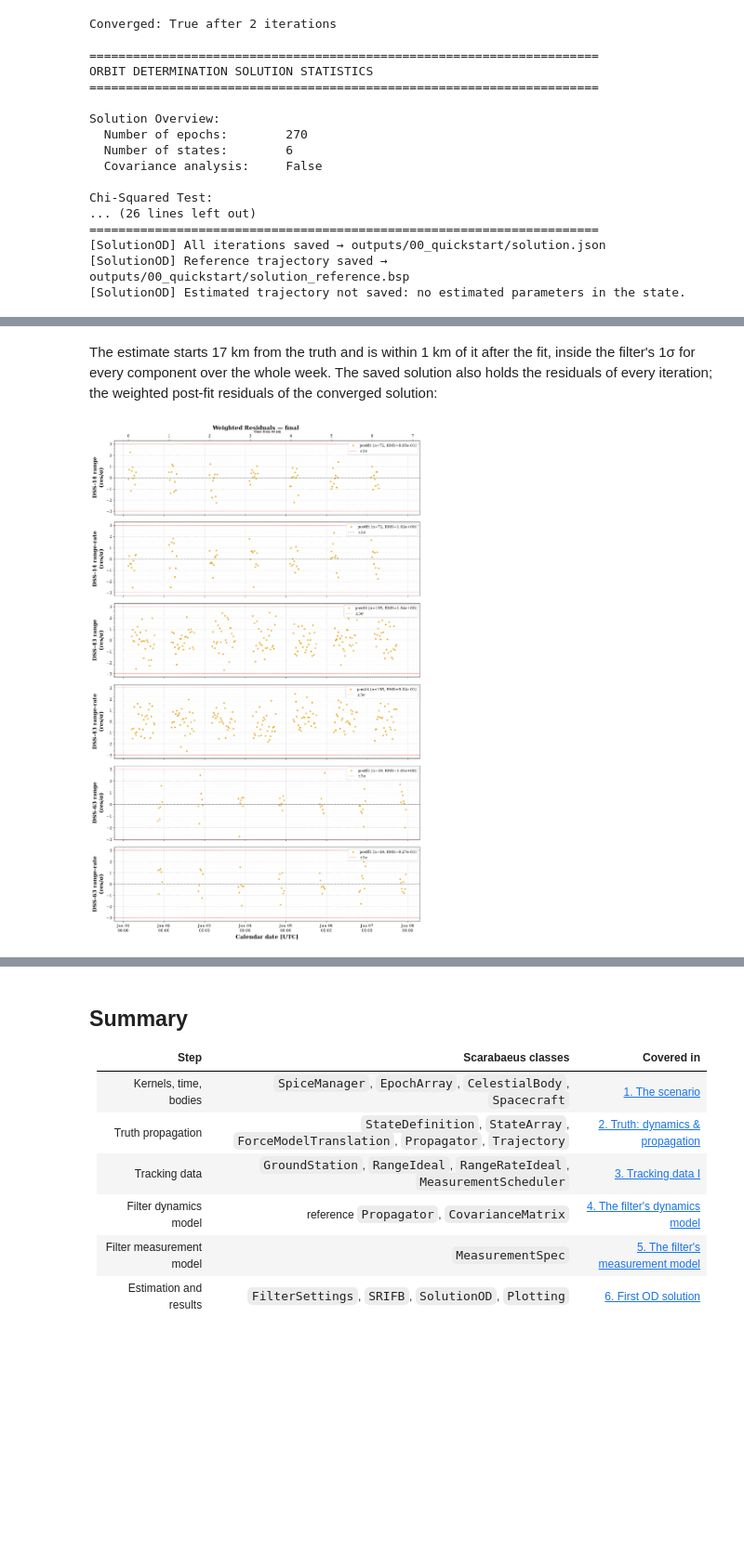
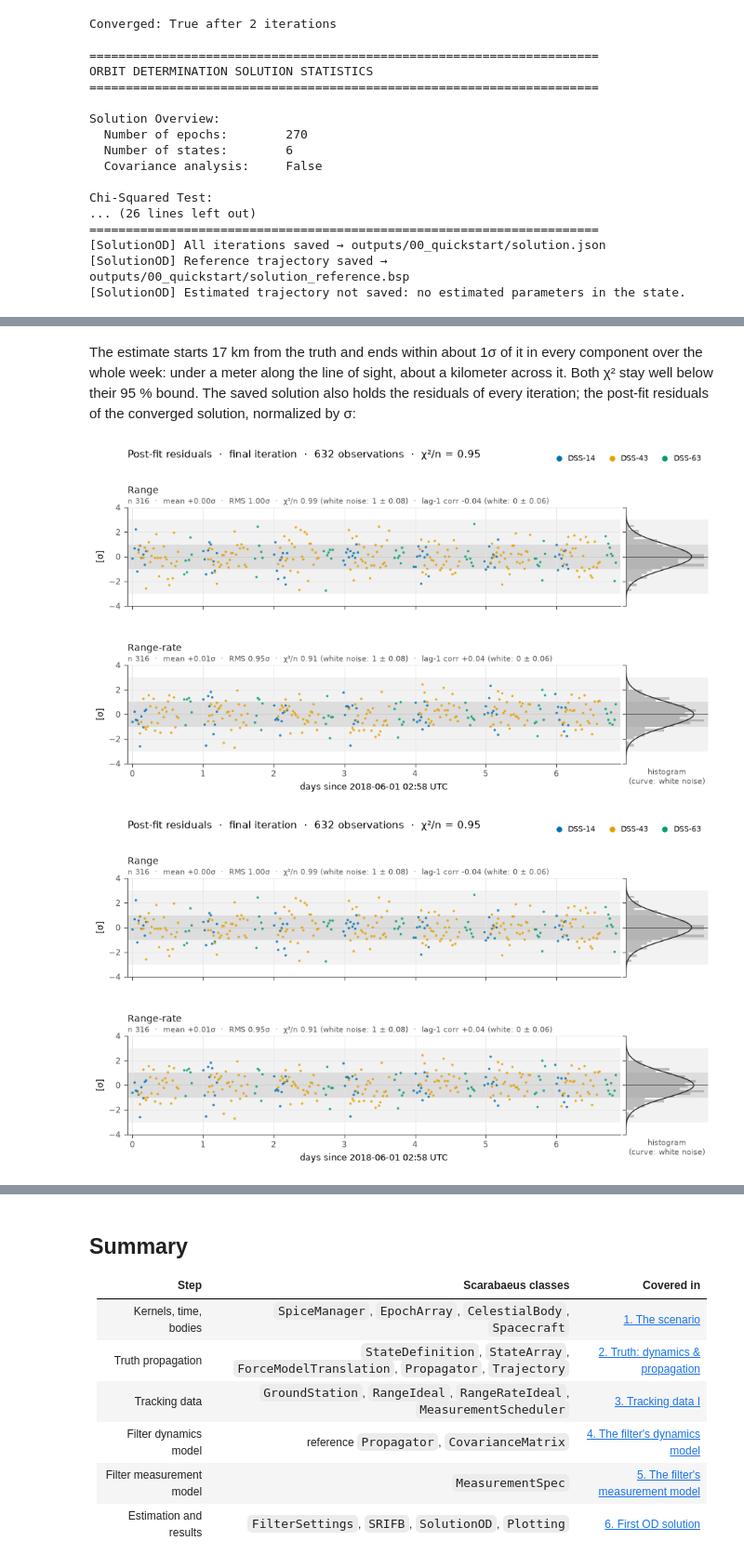
Before and after one commit to CCAR-ORCCA/scarabaeus, a Jupyter notebook: tutorials/v2/00_quickstart.ipynb, the cells around one changed output, grey strips where cells are left out. Shown at 93% size. Saved outputs shown, nothing was run; the diff lists cells and outputs as text; code cells hidden in the pictures; blank space fills up the shorter version.

```diff
--- a/tutorials/v2/00_quickstart.ipynb
+++ b/tutorials/v2/00_quickstart.ipynb
@@ -165,7 +177,8 @@ scb.Plotting.plot_state_errors(solution, truth, t_est, n_sigma=3, title="Estimat
 # %% [markdown]
-The estimate starts 17 km from the truth and is within 1 km of it after the fit, inside the filter's 1σ for every component over the whole week. The saved solution also holds the residuals of every iteration; the weighted post-fit residuals of the converged solution:
+The estimate starts 17 km from the truth and ends within about 1σ of it in every component over the whole week: under a meter along the line of sight, about a kilometer across it. Both χ² stay well below their 95 % bound. The saved solution also holds the residuals of every iteration; the post-fit residuals of the converged solution, normalized by σ:
-# %%
-scb.Plotting.plot_residuals_json(out / "solution.json", iteration="final", kind="postfit", weighted=True, time_unit="day");
-# %% [output]
-[figure, removed]
+# %%
+plot_residuals(out / "solution.json")
+# %% [output]
+[figure, added]
+[figure, added]
 # %% [markdown]
```
Also changed, not shown: parts of 7 cells of this notebook, 14 other files.
